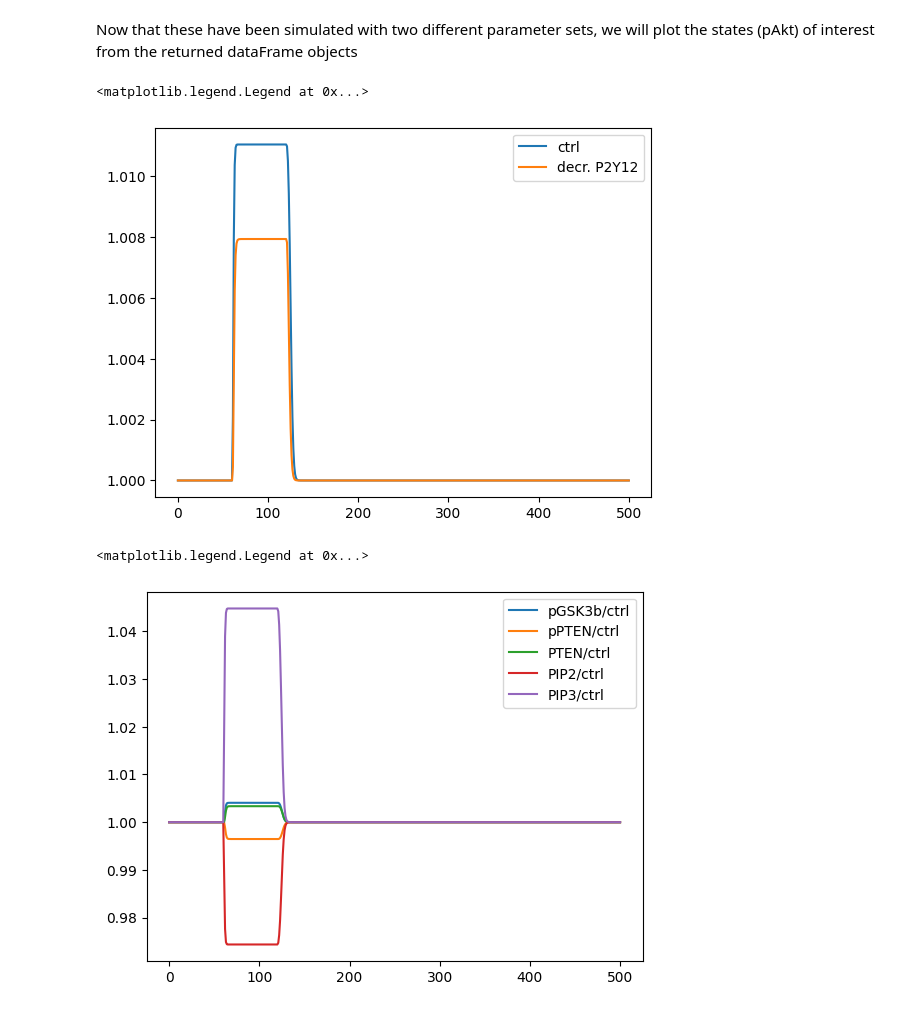
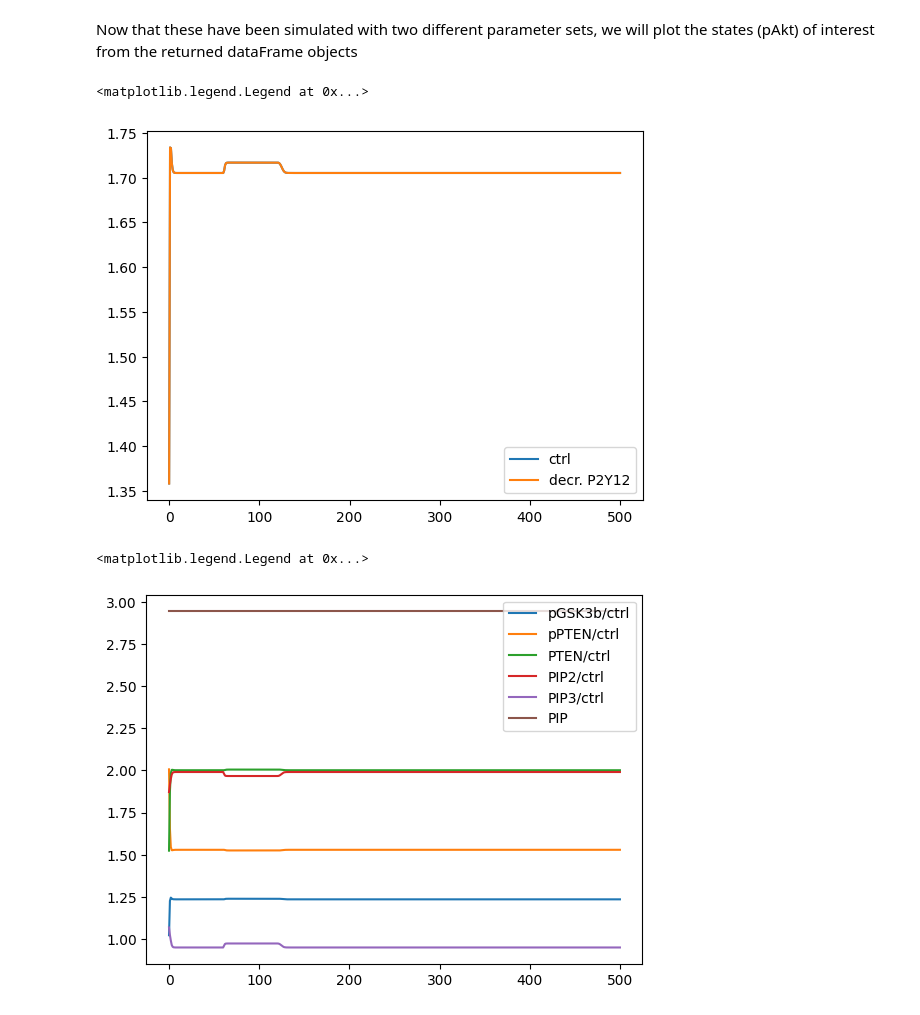
Before and after one commit to rsethi21/na_for_systems_bio, a Jupyter notebook: pten_demo.ipynb, the cells around one changed output. Drawn from its saved outputs; the diff is of its cells as text; code cells hidden in the pictures.

```diff
--- a/pten_demo.ipynb
+++ b/pten_demo.ipynb
@@ -299,19 +323,20 @@ dfP2Y12 = pd.read_csv(decrP2Y12[0])
 # %%
 # P2Y12act
-plt.plot(dfCtl['pAKT'],label='ctrl')
-plt.plot(dfP2Y12['pAKT'],label='decr. P2Y12')
+plt.plot(mean_dfCtl['pAKT'],label='ctrl')
+plt.plot(mean_dfCtl['pAKT'],label='decr. P2Y12')
 plt.legend(loc=0)
 # %% [output]
 <matplotlib.legend.Legend at 0x...>
-[figure, old version]
+[figure, new version]
 # %%
-plt.plot(dfCtl['pGSK3B'],label='pGSK3b/ctrl')
+plt.plot(mean_dfCtl['pGSK3B'],label='pGSK3b/ctrl')
 #plt.plot(dfP2Y12['pGSK3B'],label='pGSK3b/decr. P2Y12')
-plt.plot(dfCtl['pPTEN'],label='pPTEN/ctrl')
-plt.plot(dfCtl['PTEN'],label='PTEN/ctrl')
-plt.plot(dfCtl['PIP2'],label='PIP2/ctrl')
-plt.plot(dfCtl['PIP3'],label='PIP3/ctrl')
+plt.plot(mean_dfCtl['pPTEN'],label='pPTEN/ctrl')
+plt.plot(mean_dfCtl['PTEN'],label='PTEN/ctrl')
+plt.plot(mean_dfCtl['PIP2'],label='PIP2/ctrl')
+plt.plot(mean_dfCtl['PIP3'],label='PIP3/ctrl')
+plt.plot(mean_dfCtl['PIP3'] + mean_dfCtl['PIP2'], label="PIP")
 plt.legend(loc=0)
 # %% [output]
 <matplotlib.legend.Legend at 0x...>
-[figure, old version]
+[figure, new version]
```
Also changed, not shown: parts of 6 cells of this notebook.
